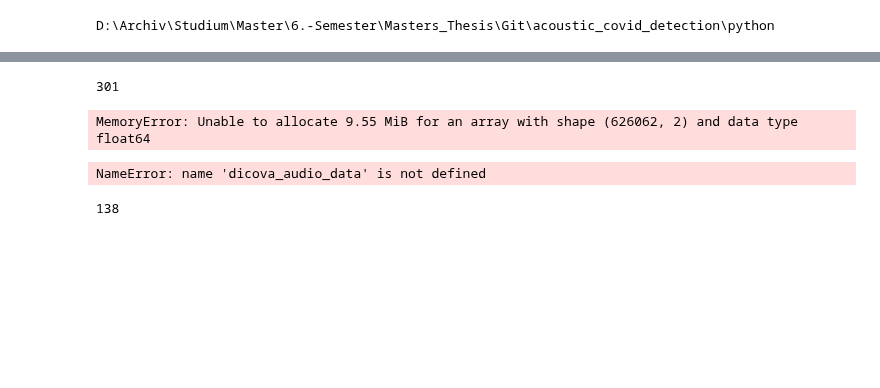
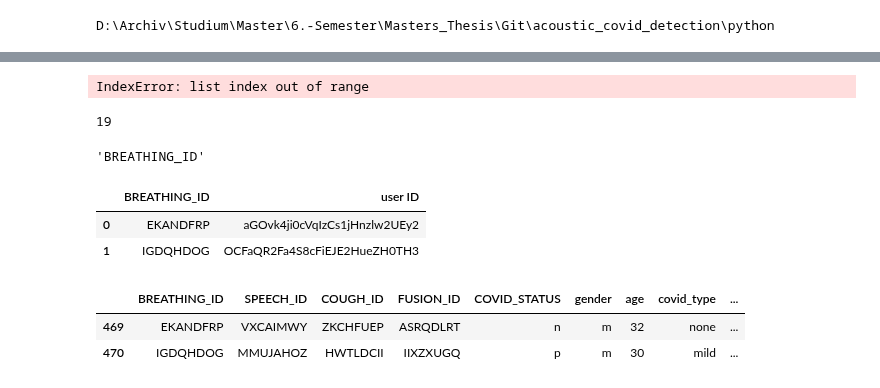
Before and after one commit to MichaelReiter94/acoustic_covid_detection, a Jupyter notebook: python/Jupyter_Notebooks/extract_dicova_testset_ids.ipynb, the cells around one changed output, grey strips where cells are left out. Saved outputs shown, nothing was run; the diff lists cells and outputs as text; code cells hidden in the pictures; blank space fills up the shorter version.

```diff
--- a/python/Jupyter_Notebooks/extract_dicova_testset_ids.ipynb
+++ b/python/Jupyter_Notebooks/extract_dicova_testset_ids.ipynb
@@ -14,6 +15,4 @@ D:\Archiv\Studium\Master\6.-Semester\Masters_Thesis\Git\acoustic_covid_detection
 metadata_dicova = pd.read_csv(r"data\Coswara_processed\DiCova\SecondDiCOVA_detailed_test_metedata.csv")
 full_metadata = pd.read_csv(r"data\Coswara_processed\full_meta_data.csv")
 original_metadata = pd.read_csv(r"data\Coswara_processed\original_metadata.csv")
+matches = pd.read_csv(r"matches_469.csv")
-# %%
-metadata_dicova.rename(columns={'GENDER': 'gender'}, inplace=True)
-metadata_dicova.columns
@@ -156,23 +203,23 @@ idx = 0
 # %%
 idx += 1
-print(idx)
-target_audio = dicova_audio_data[idx].best_fit.get_audio()
-source_audio = dicova_audio_data[idx].get_audio()
+# print(idx)
+target_audio = get_audio(dicova_audio_data[idx].best_fit)
+# target_audio = dicova_audio_data[idx].best_fit.get_audio()
+source_audio = get_audio(dicova_audio_data[idx])
+# source_audio = dicova_audio_data[idx].get_audio()
 plt.plot(target_audio)
 plt.figure()
 plt.plot(source_audio)
+idx, dicova_audio_data[idx].correlations[dicova_audio_data[idx].best_fit.id]
 # %% [output]
-301
+IndexError: list index out of range
-MemoryError: Unable to allocate 9.55 MiB for an array with shape (626062, 2) and data type float64
 # %%
 actual_fits[dicova_audio_data[idx].id] = dicova_audio_data[idx].best_fit.id
-actual_fits
+len(actual_fits)
 # %% [output]
-NameError: name 'dicova_audio_data' is not defined
+19
-# %%
-len(actual_fits)
-# %% [output]
-138
 # %%
-import csv
+dicova_id_column
+# %% [output]
+'BREATHING_ID'
 # %%
@@ -179,0 +227,12 @@ df = pd.DataFrame({"breath ID": actual_fits.keys(), "user ID":actual_fits.values
+# %%
+df
+# %% [output]
+|  | BREATHING_ID | user ID |
+| 0 | EKANDFRP | aGOvk4ji0cVqIzCs1jHnzlw2UEy2 |
+| 1 | IGDQHDOG | OCFaQR2Fa4S8cFiEJE2HueZH0TH3 |
+# %%
+metadata_dicova.drop("user ID", axis=1)
+# %% [output]
+|  | BREATHING_ID | SPEECH_ID | COUGH_ID | FUSION_ID | COVID_STATUS | gender | age | covid_type | ... |
+| 469 | EKANDFRP | VXCAIMWY | ZKCHFUEP | ASRQDLRT | n | m | 32 | none | ... |
+| 470 | IGDQHDOG | MMUJAHOZ | HWTLDCII | IIXZXUGQ | p | m | 30 | mild | ... |
```
Also changed, not shown: parts of 51 cells of this notebook, 2 other files.
